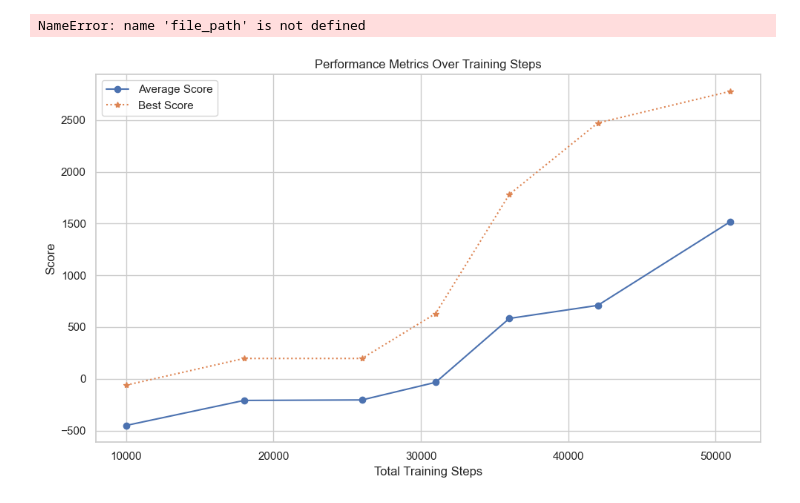
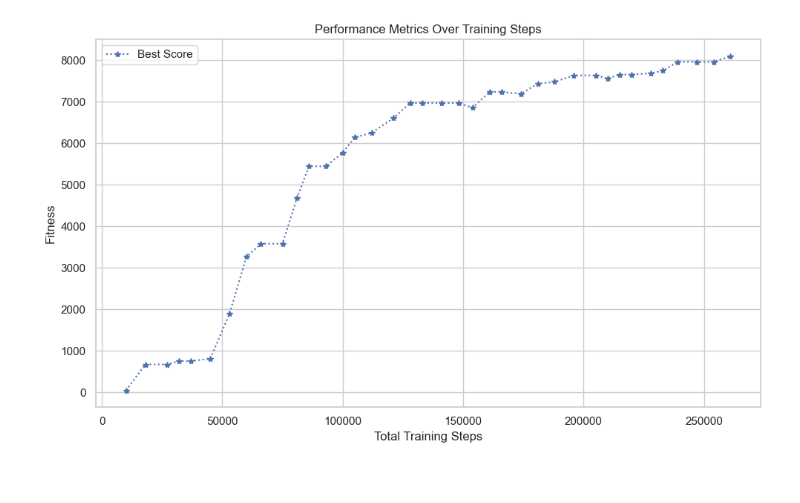
Before and after one commit to pweglik/stochastic-systems, a Jupyter notebook: CEM-RL/read_logs.ipynb, the cells around one changed output. Saved outputs shown, nothing was run; the diff lists cells and outputs as text; code cells hidden in the pictures.

```diff
--- a/CEM-RL/read_logs.ipynb
+++ b/CEM-RL/read_logs.ipynb
@@ -2,34 +2,29 @@
 import pandas as pd
 import seaborn as sns
 import matplotlib.pyplot as plt
+# %%
+def plotting(data):
+    # Setting the style with seaborn
+    sns.set(style="whitegrid")
+
+
+    # Create a plot with seaborn and make background transparent
+    fig, ax = plt.subplots(figsize=(10, 6))
+    ax.plot(data["total_steps"], data["best_score"], marker='*', linestyle=':', label='Best Score')
+
+    # Adding titles and labels
+    ax.set_title('Performance Metrics Over Training Steps')
+    ax.set_xlabel('Total Training Steps')
+    ax.set_ylabel('Fitness')
+    ax.legend()
+
+    # Save as SVG with transparent background
+    plt.tight_layout()
+    fig.patch.set_alpha(0) # Making the background of the figure transparent
+    ax.patch.set_alpha(0) # Making the background of the axes transparent
+    # plt.savefig("asdasdsad.svg", format='svg', transparent=True)
 # %%
-data = pd.read_pickle("/Users/woj/agh-stochastic-systems/CEM-RL/results/HalfCheetah-v4-run1/log.pkl")
+data = pd.read_pickle("./results/HalfCheetah-v4-run2/log.pkl")
+plotting(data)
+# %% [output]
+[figure, added]
-# %%
-
-
-
-# Setting the style with seaborn
-sns.set(style="whitegrid")
-
-
-# Create a plot with seaborn and make background transparent
-fig, ax = plt.subplots(figsize=(10, 6))
-ax.plot(data["total_steps"], data["average_score"], marker='o', linestyle='-', label='Average Score')
-# ax.plot(data["total_steps"], data["average_score_rl"], marker='s', linestyle='--', label='Average Score RL')
-# ax.plot(data["total_steps"], data["average_score_ea"], marker='^', linestyle='-.', label='Average Score EA')
-ax.plot(data["total_steps"], data["best_score"], marker='*', linestyle=':', label='Best Score')
-
-# Adding titles and labels
-ax.set_title('Performance Metrics Over Training Steps')
-ax.set_xlabel('Total Training Steps')
-ax.set_ylabel('Fitness')
-ax.legend()
-
-# Save as SVG with transparent background
-plt.tight_layout()
-fig.patch.set_alpha(0) # Making the background of the figure transparent
-ax.patch.set_alpha(0) # Making the background of the axes transparent
-plt.savefig("asdasdsad.svg", format='svg', transparent=True)
-# %% [output]
-NameError: name 'file_path' is not defined
-[figure, removed]
```
Also changed, not shown: parts of 2 cells of this notebook, 5 other files.
